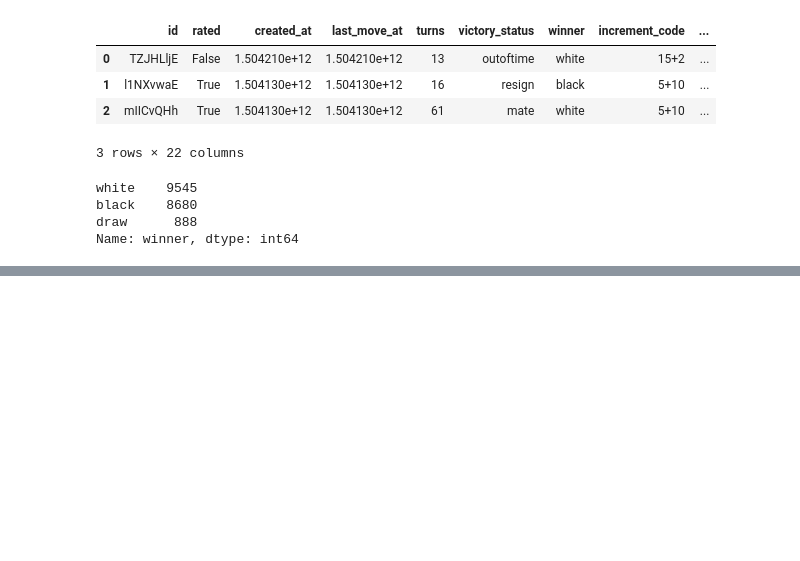
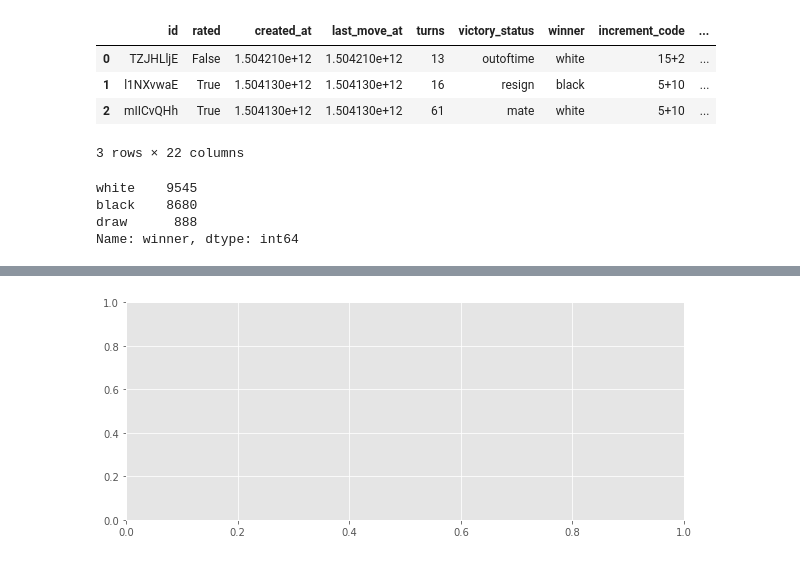
Before and after one commit to rmesrobi/Chess-Openings-EDA, a Jupyter notebook: chess_EDA.ipynb, the cells around one changed output, grey strips where cells are left out. Cells and saved outputs as stored; diff of their text form; code cells hidden in the pictures; blank space fills up the shorter version.

```diff
--- a/chess_EDA.ipynb
+++ b/chess_EDA.ipynb
@@ -301,0 +324,7 @@ handles, labels = ax.get_legend_handles_labels();
+# %%
+#openings = df.groupby('opening_name').agg({'turns': 'mean', 'opening_name': 'count'})
+openings = df['opening_name'].value_counts()
+x = np.linspace(df['opening_name'].value_counts().max(), df['opening_name'].value_counts().min())
+fig, ax = plt.subplots(1,1, figsize = (10,4))
+# %% [output]
+[figure, added]
```
Also changed, not shown: parts of 41 cells of this notebook, 1 other file.
